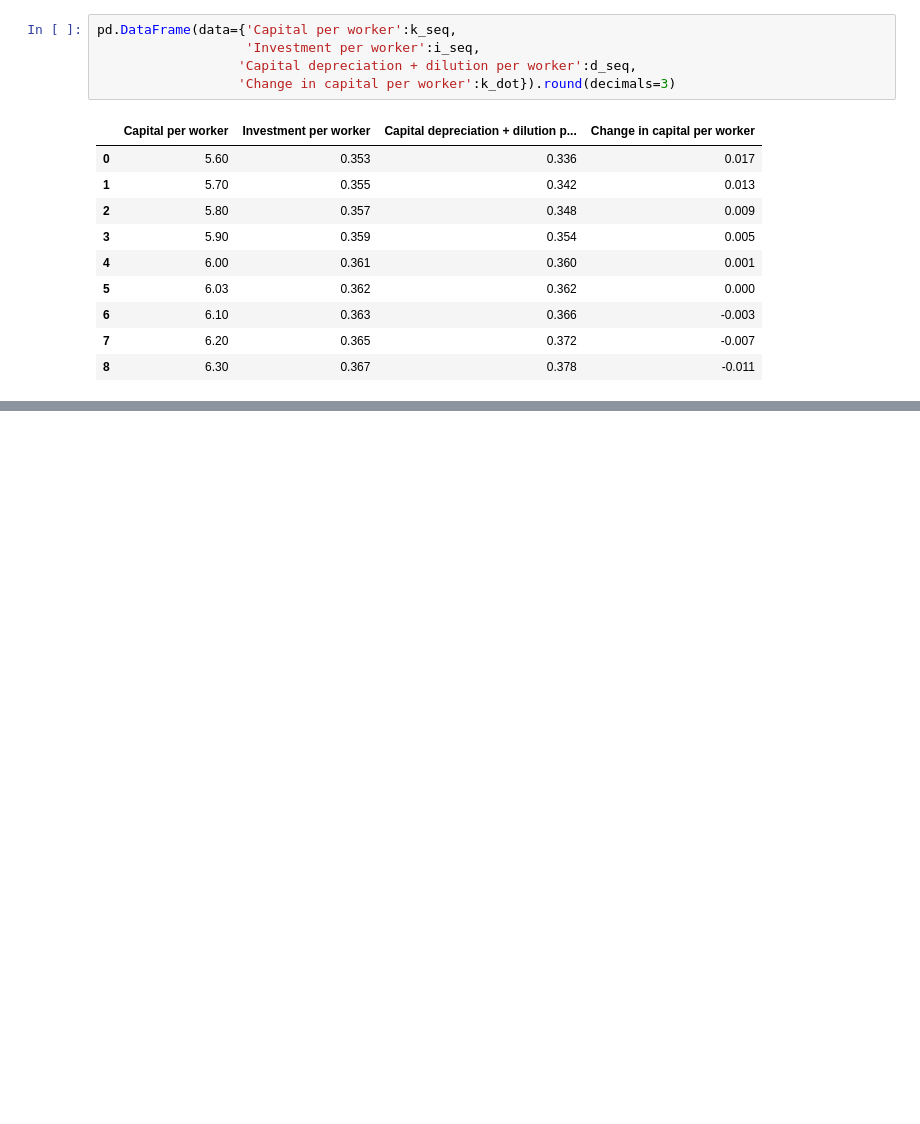
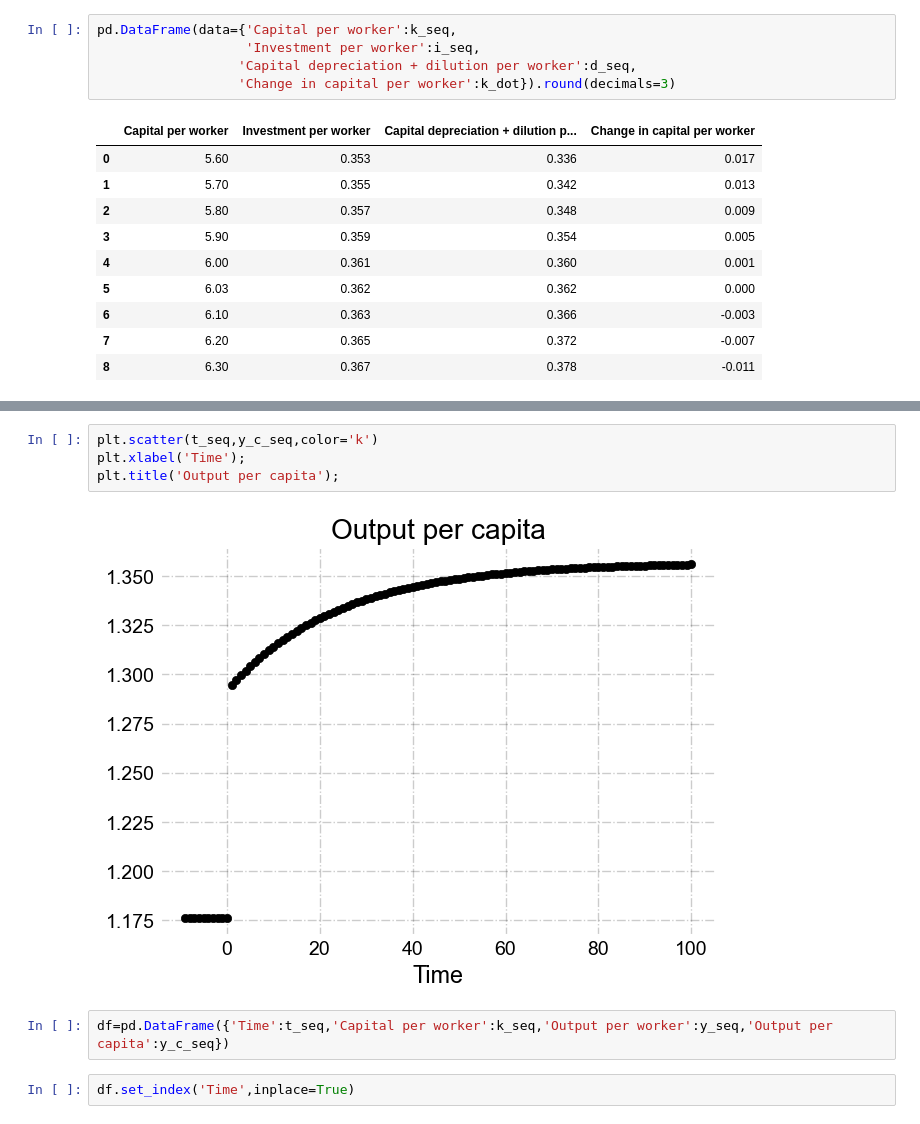
Before and after one commit to gunerilhan/economicgrowth, a Jupyter notebook: ps1/ps1.ipynb, the cells around one changed output, grey strips where cells are left out. Cells and saved outputs as stored; diff of their text form; blank space fills up the shorter version.

```diff
--- a/ps1/ps1.ipynb
+++ b/ps1/ps1.ipynb
@@ -280,0 +140,10 @@ Text(0, 0.5, '$\\dot{k}$')
+# %%
+plt.scatter(t_seq,y_c_seq,color='k')
+plt.xlabel('Time');
+plt.title('Output per capita');
+# %% [output]
+[figure, added]
+# %%
+df=pd.DataFrame({'Time':t_seq,'Capital per worker':k_seq,'Output per worker':y_seq,'Output per capita':y_c_seq})
+# %%
+df.set_index('Time',inplace=True)
```
Also changed, not shown: parts of 40 cells of this notebook, 1 other file.
